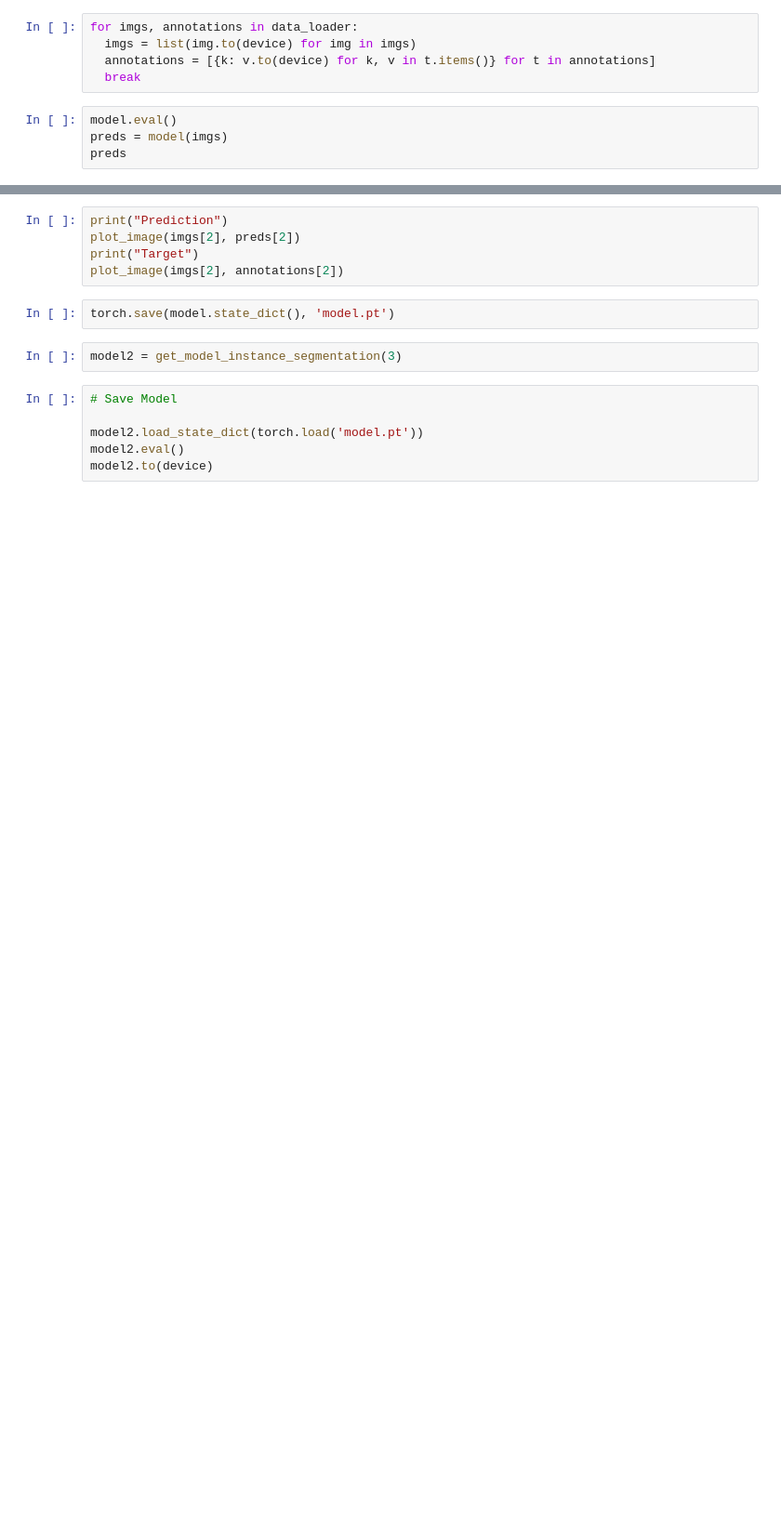
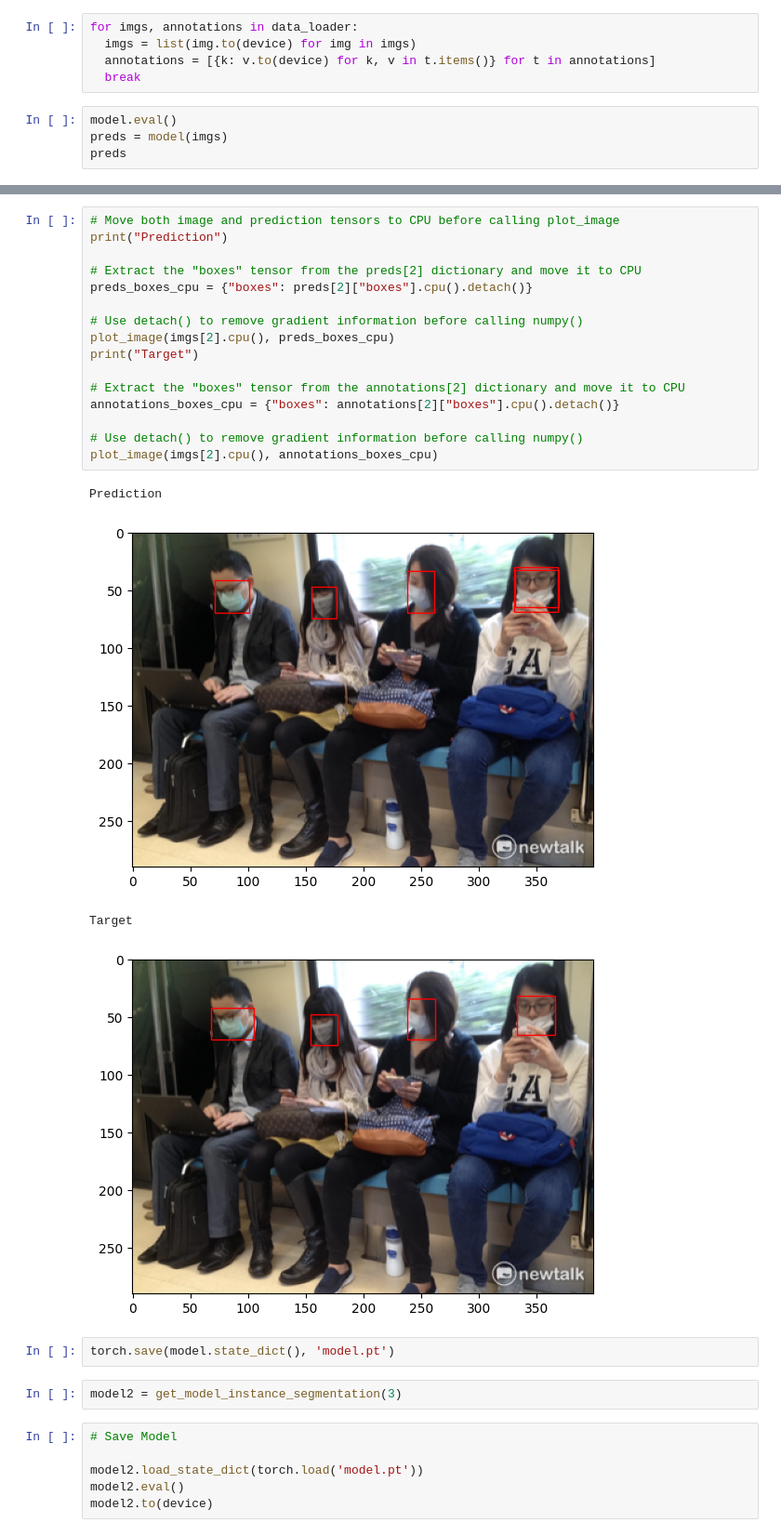
Before and after one commit to seoharu/DATA-AI, a Jupyter notebook: face_mask_detection_faster_R_CNN.ipynb, the cells around one changed output, grey strips where cells are left out. Shown at 93% size. Saved outputs shown, nothing was run; the diff lists cells and outputs as text; blank space fills up the shorter version.

```diff
--- a/face_mask_detection_faster_R_CNN.ipynb
+++ b/face_mask_detection_faster_R_CNN.ipynb
@@ -206,8 +222,24 @@ def plot_image(img_tensor, annotation):
-# %%
-print("Prediction")
-plot_image(imgs[2], preds[2])
-print("Target")
-plot_image(imgs[2], annotations[2])
+# %%
+# Move both image and prediction tensors to CPU before calling plot_image
+print("Prediction")
+
+# Extract the "boxes" tensor from the preds[2] dictionary and move it to CPU
+preds_boxes_cpu = {"boxes": preds[2]["boxes"].cpu().detach()}
+
+# Use detach() to remove gradient information before calling numpy()
+plot_image(imgs[2].cpu(), preds_boxes_cpu)
+print("Target")
+
+# Extract the "boxes" tensor from the annotations[2] dictionary and move it to CPU
+annotations_boxes_cpu = {"boxes": annotations[2]["boxes"].cpu().detach()}
+
+# Use detach() to remove gradient information before calling numpy()
+plot_image(imgs[2].cpu(), annotations_boxes_cpu)
+# %% [output]
+Prediction
+[figure, added]
+Target
+[figure, added]
 # %%
 torch.save(model.state_dict(), 'model.pt')
 # %%
```
Also changed, not shown: parts of 7 cells of this notebook.
